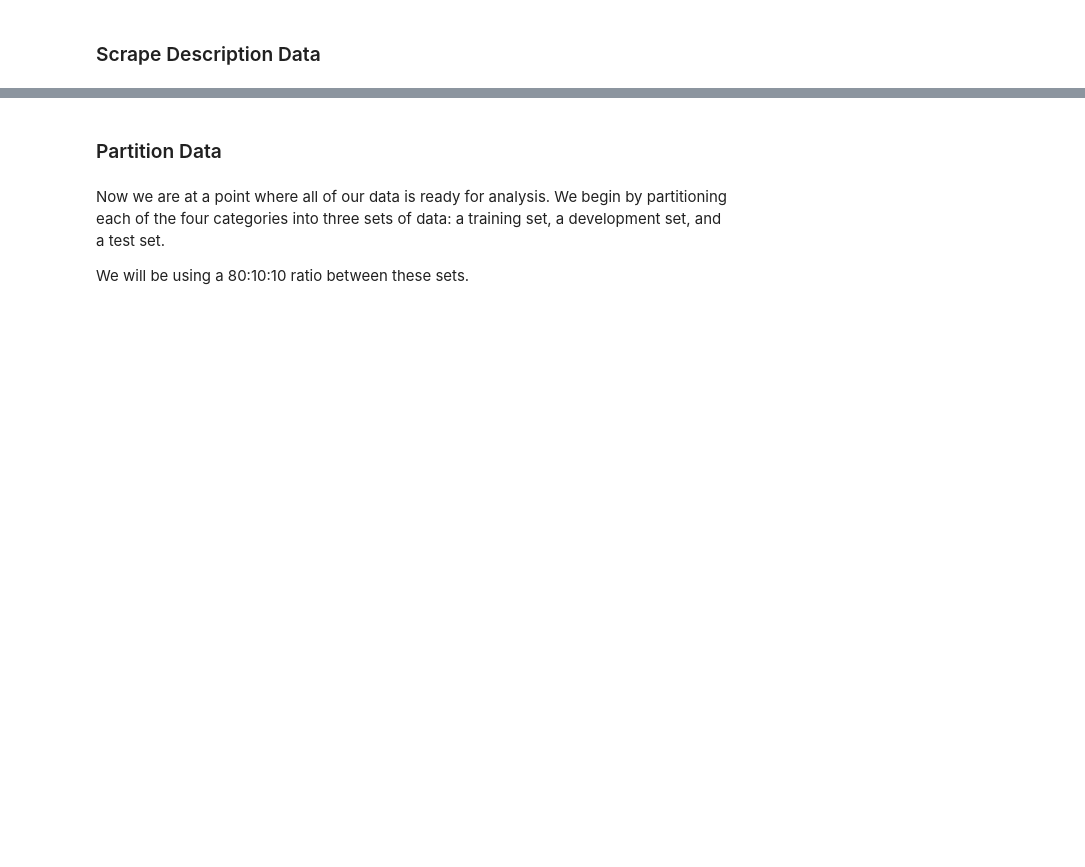
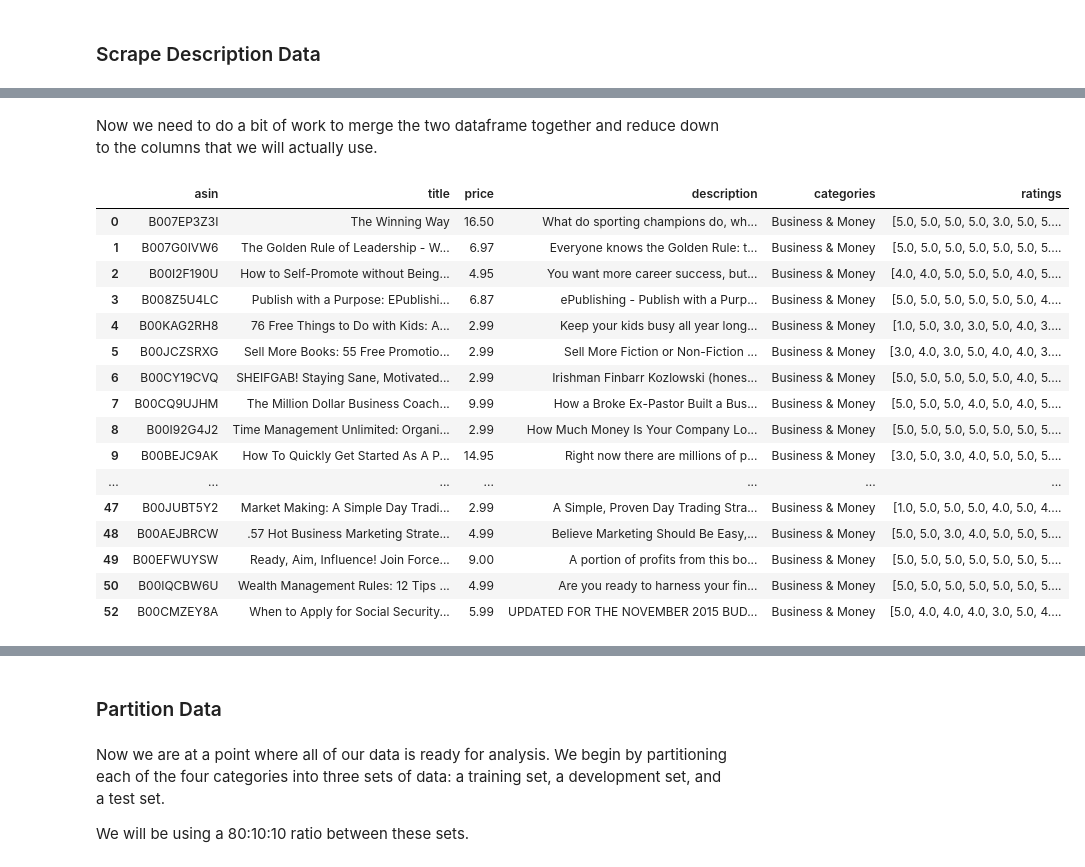
Before and after one commit to kathrynhamilton/207finalproject, a Jupyter notebook: w207_final_project.ipynb, the cells around one changed output, grey strips where cells are left out. Cells and saved outputs as stored; diff of their text form; code cells hidden in the pictures; blank space fills up the shorter version.

```diff
--- a/w207_final_project.ipynb
+++ b/w207_final_project.ipynb
@@ -479,0 +535,28 @@ bhtp_few['asin'].to_csv('asin_scrape_few.csv')
+# %% [markdown]
+Now we need to do a bit of work to merge the two dataframe together and reduce down to the columns that we will actually use.
+# %%
+fifty_busi = pd.merge(fifty_busi, bhtp_data, on="asin")
+fifty_busi = fifty_busi.drop(['index','url','salesRank','title_y','description_y','price_y'], axis = 1)
+fifty_busi = fifty_busi.rename(index=str,columns={'title_x':'title', 'price_x':'price', 'description_x':'description'})
+fifty_busi = fifty_busi.dropna(axis=0)
+fifty_busi = fifty_busi.reindex()
+# %%
+fifty_busi
+# %% [output]
+|  | asin | title | price | description | categories | ratings |
+| 0 | B007EP3Z3I | The Winning Way | 16.50 | What do sporting champions do, wh... | Business & Money | [5.0, 5.0, 5.0, 5.0, 3.0, 5.0, 5.... |
+| 1 | B007G0IVW6 | The Golden Rule of Leadership - W... | 6.97 | Everyone knows the Golden Rule: t... | Business & Money | [5.0, 5.0, 5.0, 5.0, 5.0, 5.0, 5.... |
+| 2 | B00I2F190U | How to Self-Promote without Being... | 4.95 | You want more career success, but... | Business & Money | [4.0, 4.0, 5.0, 5.0, 5.0, 4.0, 5.... |
+| 3 | B008Z5U4LC | Publish with a Purpose: EPublishi... | 6.87 | ePublishing - Publish with a Purp... | Business & Money | [5.0, 5.0, 5.0, 5.0, 5.0, 5.0, 4.... |
+| 4 | B00KAG2RH8 | 76 Free Things to Do with Kids: A... | 2.99 | Keep your kids busy all year long... | Business & Money | [1.0, 5.0, 3.0, 3.0, 5.0, 4.0, 3.... |
+| 5 | B00JCZSRXG | Sell More Books: 55 Free Promotio... | 2.99 | Sell More Fiction or Non-Fiction ... | Business & Money | [3.0, 4.0, 3.0, 5.0, 4.0, 4.0, 3.... |
+| 6 | B00CY19CVQ | SHEIFGAB! Staying Sane, Motivated... | 2.99 | Irishman Finbarr Kozlowski (hones... | Business & Money | [5.0, 5.0, 5.0, 5.0, 5.0, 4.0, 5.... |
+| 7 | B00CQ9UJHM | The Million Dollar Business Coach... | 9.99 | How a Broke Ex-Pastor Built a Bus... | Business & Money | [5.0, 5.0, 5.0, 4.0, 5.0, 4.0, 5.... |
+| 8 | B00I92G4J2 | Time Management Unlimited: Organi... | 2.99 | How Much Money Is Your Company Lo... | Business & Money | [5.0, 5.0, 5.0, 5.0, 5.0, 5.0, 5.... |
+| 9 | B00BEJC9AK | How To Quickly Get Started As A P... | 14.95 | Right now there are millions of p... | Business & Money | [3.0, 5.0, 3.0, 4.0, 5.0, 5.0, 5.... |
+| ... | ... | ... | ... | ... | ... | ... |
+| 47 | B00JUBT5Y2 | Market Making: A Simple Day Tradi... | 2.99 | A Simple, Proven Day Trading Stra... | Business & Money | [1.0, 5.0, 5.0, 5.0, 4.0, 5.0, 4.... |
+| 48 | B00AEJBRCW | .57 Hot Business Marketing Strate... | 4.99 | Believe Marketing Should Be Easy,... | Business & Money | [5.0, 5.0, 3.0, 4.0, 5.0, 5.0, 5.... |
+| 49 | B00EFWUYSW | Ready, Aim, Influence! Join Force... | 9.00 | A portion of profits from this bo... | Business & Money | [5.0, 5.0, 5.0, 5.0, 5.0, 5.0, 5.... |
+| 50 | B00IQCBW6U | Wealth Management Rules: 12 Tips ... | 4.99 | Are you ready to harness your fin... | Business & Money | [5.0, 5.0, 5.0, 5.0, 5.0, 5.0, 5.... |
+| 52 | B00CMZEY8A | When to Apply for Social Security... | 5.99 | UPDATED FOR THE NOVEMBER 2015 BUD... | Business & Money | [5.0, 4.0, 4.0, 4.0, 3.0, 5.0, 4.... |
```
Also changed, not shown: parts of 43 cells of this notebook.
